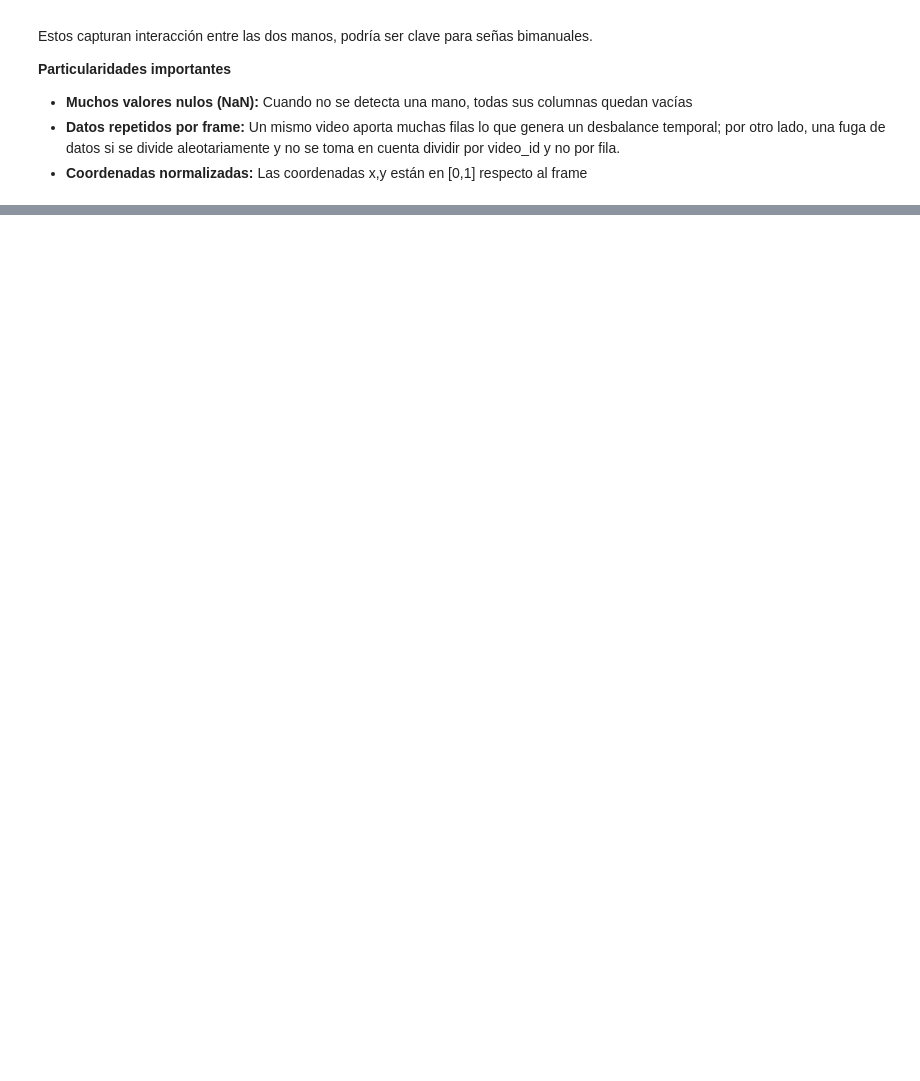
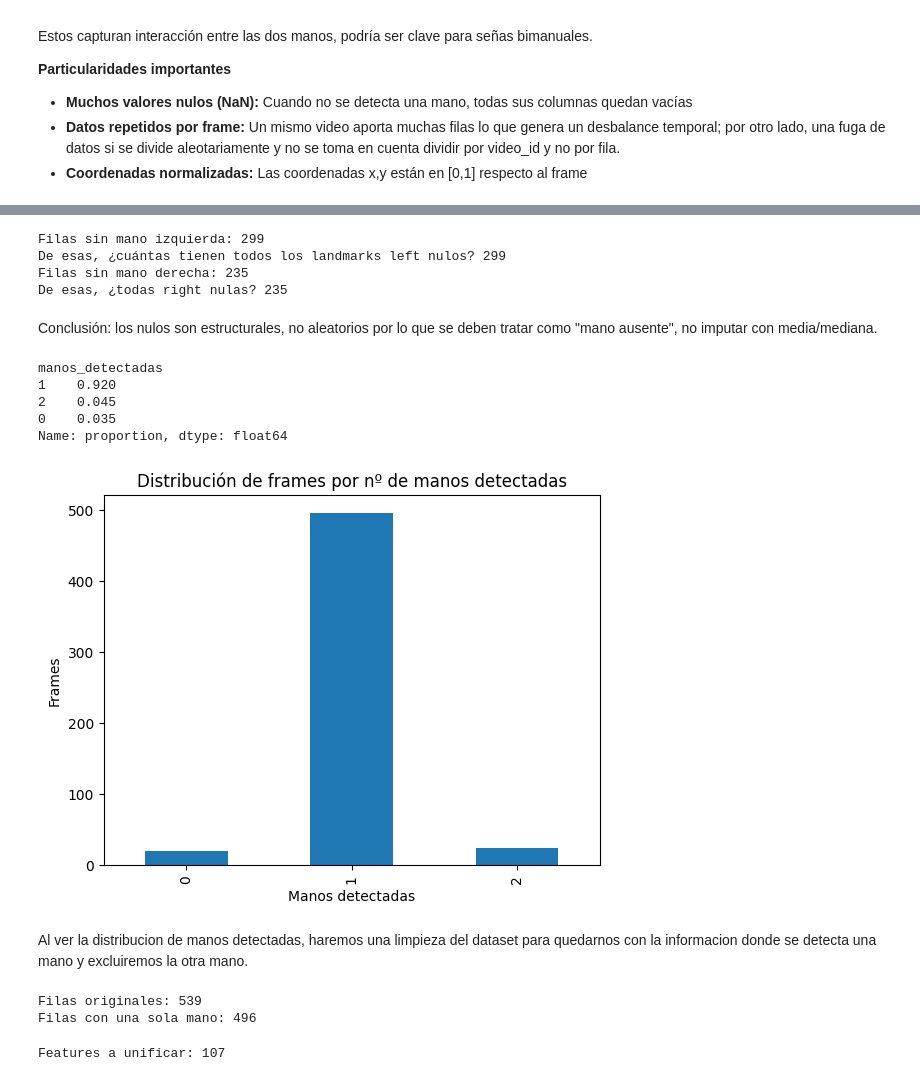
Before and after one commit to a00377571/lsm-reconocimiento-mediapipe, a Jupyter notebook: Análisis_exploratorio_EDA_E47.ipynb, the cells around one changed output, grey strips where cells are left out. Saved outputs shown, nothing was run; the diff lists cells and outputs as text; code cells hidden in the pictures; blank space fills up the shorter version.

```diff
--- a/Análisis_exploratorio_EDA_E47.ipynb
+++ b/Análisis_exploratorio_EDA_E47.ipynb
@@ -184,0 +246,67 @@ Estos capturan interacción entre las dos manos, podría ser clave para señas b
+# %%
+# Verificar: cuando left_detectada == 0, ¿están nulas las columnas left_*?
+left_cols = [c for c in df.columns if c.startswith("left_") and c != "left_detectada"]
+mask = df["left_detectada"] == 0
+print(f"Filas sin mano izquierda: {mask.sum()}")
+print(f"De esas, ¿cuántas tienen todos los landmarks left nulos? "
+      f"{df.loc[mask, left_cols].isnull().all(axis=1).sum()}")
+
+# Igual para la derecha
+right_cols = [c for c in df.columns if c.startswith("right_") and c != "right_detectada"]
+mask = df["right_detectada"] == 0
+print(f"Filas sin mano derecha: {mask.sum()}")
+print(f"De esas, ¿todas right nulas? "
+      f"{df.loc[mask, right_cols].isnull().all(axis=1).sum()}")
+# %% [output]
+Filas sin mano izquierda: 299
+De esas, ¿cuántas tienen todos los landmarks left nulos? 299
+Filas sin mano derecha: 235
+De esas, ¿todas right nulas? 235
+# %% [markdown]
+Conclusión: los nulos son estructurales, no aleatorios por lo que se deben tratar como "mano ausente", no imputar con media/mediana.
+# %%
+df["manos_detectadas"] = df["left_detectada"] + df["right_detectada"]
+print(df["manos_detectadas"].value_counts(normalize=True).round(3))
+
+df["manos_detectadas"].value_counts().sort_index().plot(kind="bar")
+plt.title("Distribución de frames por nº de manos detectadas")
+plt.xlabel("Manos detectadas"); plt.ylabel("Frames")
+plt.show()
+# %% [output]
+manos_detectadas
+1    0.920
+2    0.045
+0    0.035
+Name: proportion, dtype: float64
+[figure, added]
+# %% [markdown]
+Al ver la distribucion de manos detectadas, haremos una limpieza del dataset para quedarnos con la informacion donde se detecta una mano y excluiremos la otra mano.
+# %%
+df_una = df[(df["left_detectada"] + df["right_detectada"]) == 1].copy()
+print(f"Filas originales: {len(df)}")
+print(f"Filas con una sola mano: {len(df_una)}")
+# %% [output]
+Filas originales: 539
+Filas con una sola mano: 496
+# %%
+# Identificar los "sufijos" comunes de las features de mano
+#    Quitamos el prefijo 'left_' y 'right_' para obtener el nombre base
+right_cols = [c for c in df.columns if c.startswith("right_") and c != "right_detectada"]
+left_cols  = [c for c in df.columns if c.startswith("left_")  and c != "left_detectada"]
+
+# Deben tener el mismo número de columnas para poder mapear 1:1
+assert len(right_cols) == len(left_cols), "Los bloques left/right no coinciden"
+
+# Pares (nombre_base, col_right, col_left)
+pares = []
+for rc, lc in zip(right_cols, left_cols):
+    # rc = 'right_x0' -> base 'x0'
+    base_right = rc.replace("right_", "", 1)
+    base_left  = lc.replace("left_",  "", 1)
+    # Sanity check: los sufijos deben coincidir
+    assert base_right == base_left, f"No coinciden: {rc} vs {lc}"
+    pares.append((base_right, rc, lc))
+
+print(f"Features a unificar: {len(pares)}")
+# %% [output]
+Features a unificar: 107
```
Also changed, not shown: parts of 22 cells of this notebook.
